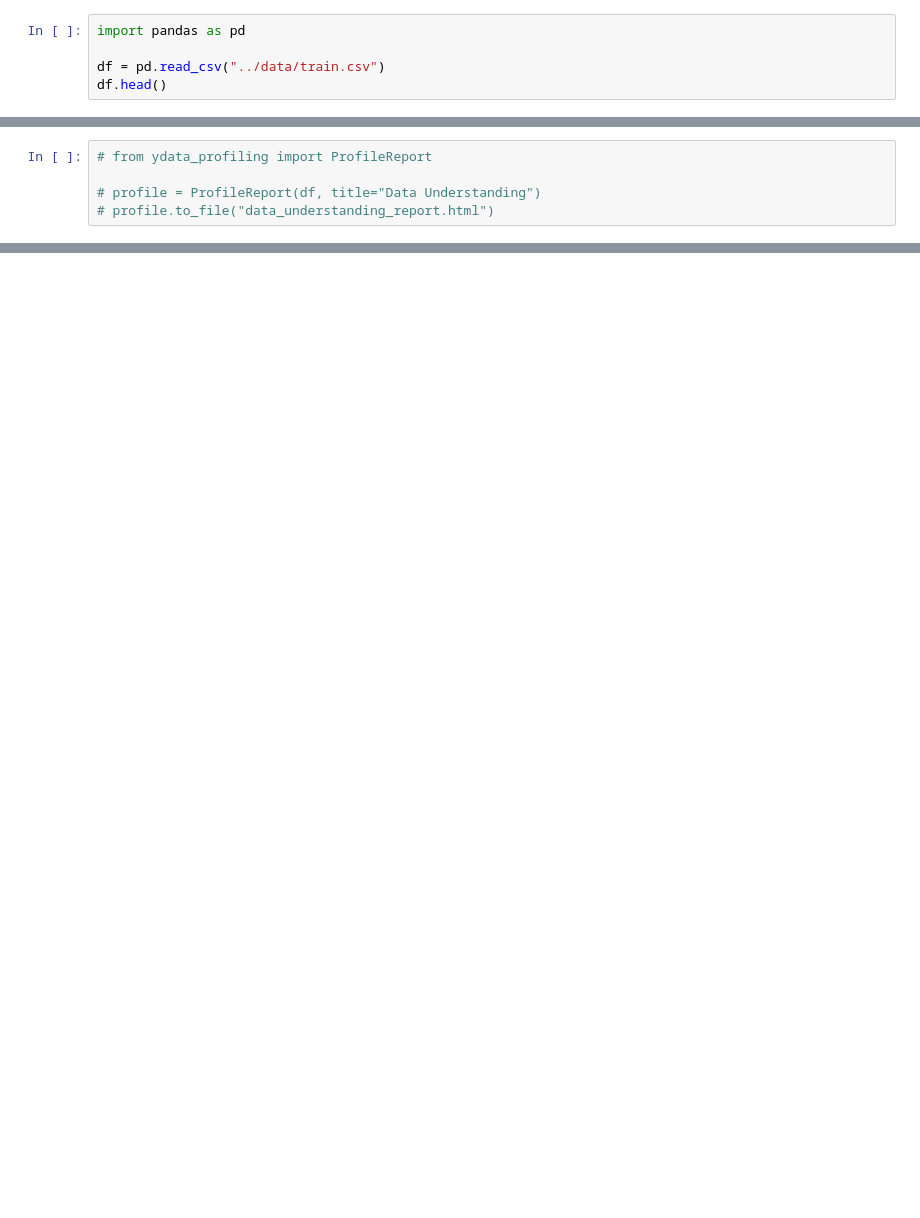
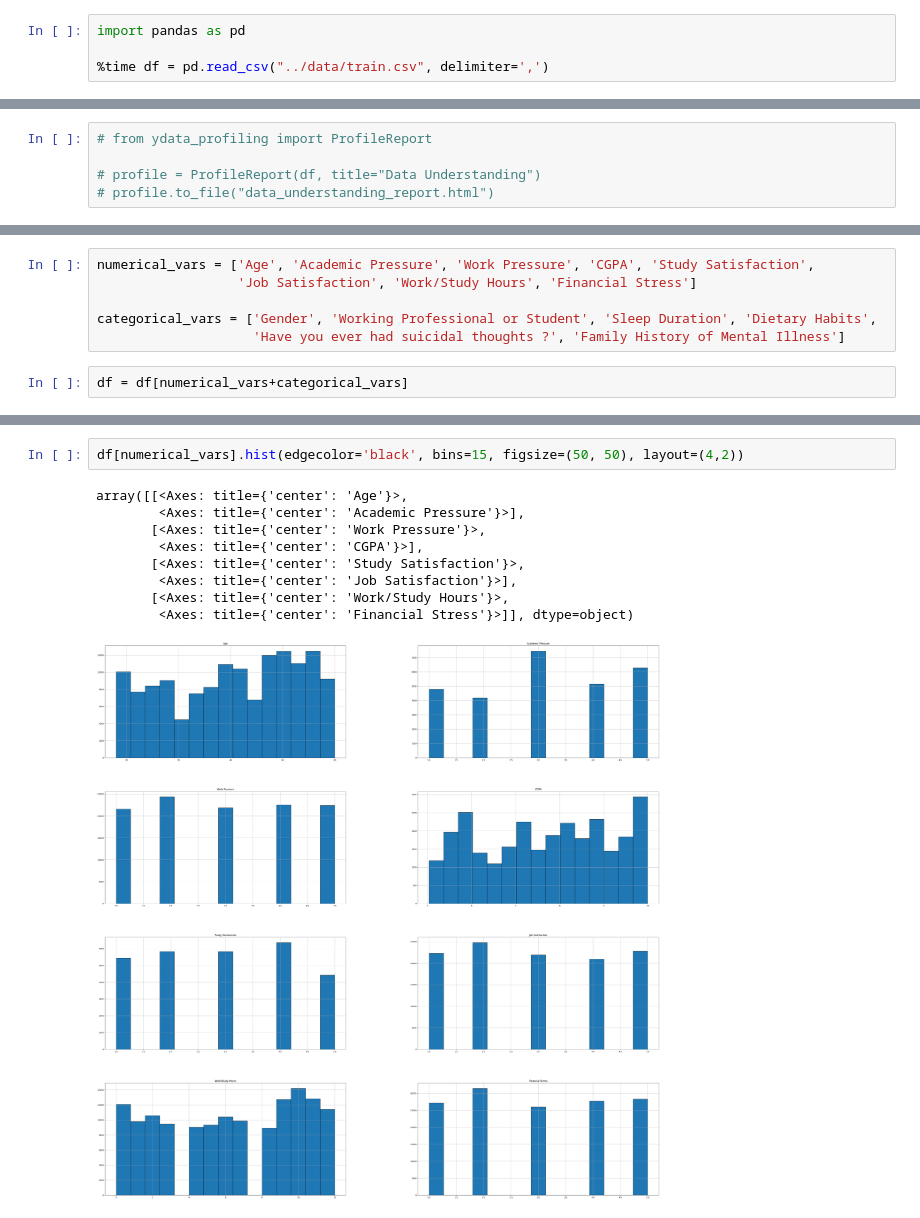
Before and after one commit to fritzkmanurung/psycheck, a Jupyter notebook: Application/code.ipynb, the cells around one changed output, grey strips where cells are left out. Cells and saved outputs as stored; diff of their text form; blank space fills up the shorter version.

```diff
--- a/Application/code.ipynb
+++ b/Application/code.ipynb
@@ -1,6 +5,5 @@
 # %%
 import pandas as pd
 
-df = pd.read_csv("../data/train.csv")
-df.head()
+%time df = pd.read_csv("../data/train.csv", delimiter=',')
 # %% [output]
@@ -57,0 +80,8 @@ dtype: int64
+# %%
+numerical_vars = ['Age', 'Academic Pressure', 'Work Pressure', 'CGPA', 'Study Satisfaction',
+                  'Job Satisfaction', 'Work/Study Hours', 'Financial Stress']
+
+categorical_vars = ['Gender', 'Working Professional or Student', 'Sleep Duration', 'Dietary Habits',
+                    'Have you ever had suicidal thoughts ?', 'Family History of Mental Illness']
+# %%
+df = df[numerical_vars+categorical_vars]
@@ -57,0 +104,12 @@ dtype: int64
+# %%
+df[numerical_vars].hist(edgecolor='black', bins=15, figsize=(50, 50), layout=(4,2))
+# %% [output]
+array([[<Axes: title={'center': 'Age'}>,
+        <Axes: title={'center': 'Academic Pressure'}>],
+       [<Axes: title={'center': 'Work Pressure'}>,
+        <Axes: title={'center': 'CGPA'}>],
+       [<Axes: title={'center': 'Study Satisfaction'}>,
+        <Axes: title={'center': 'Job Satisfaction'}>],
+       [<Axes: title={'center': 'Work/Study Hours'}>,
+        <Axes: title={'center': 'Financial Stress'}>]], dtype=object)
+[figure, added]
```
Also changed, not shown: parts of 20 cells of this notebook, 1 other file.
